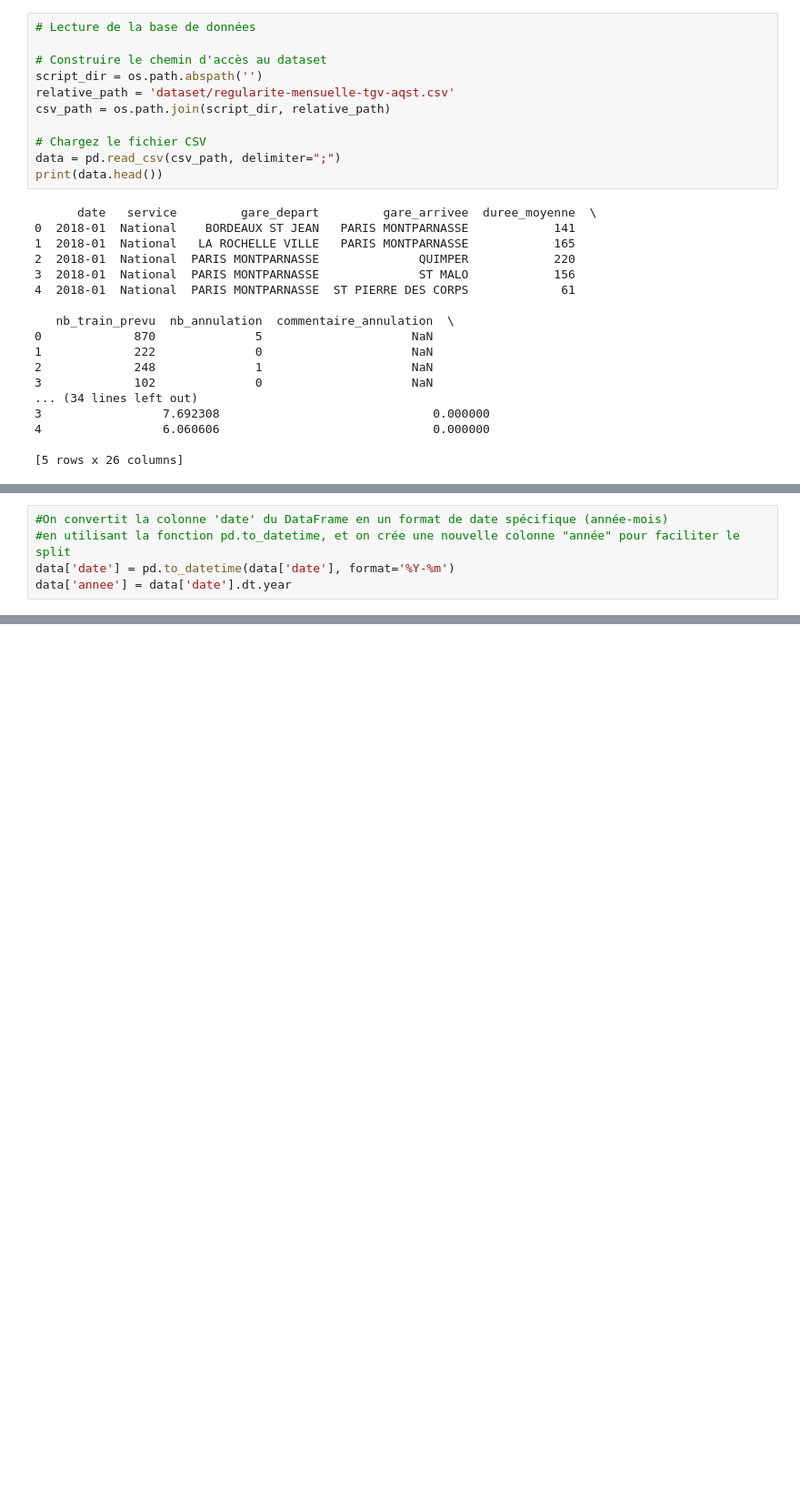
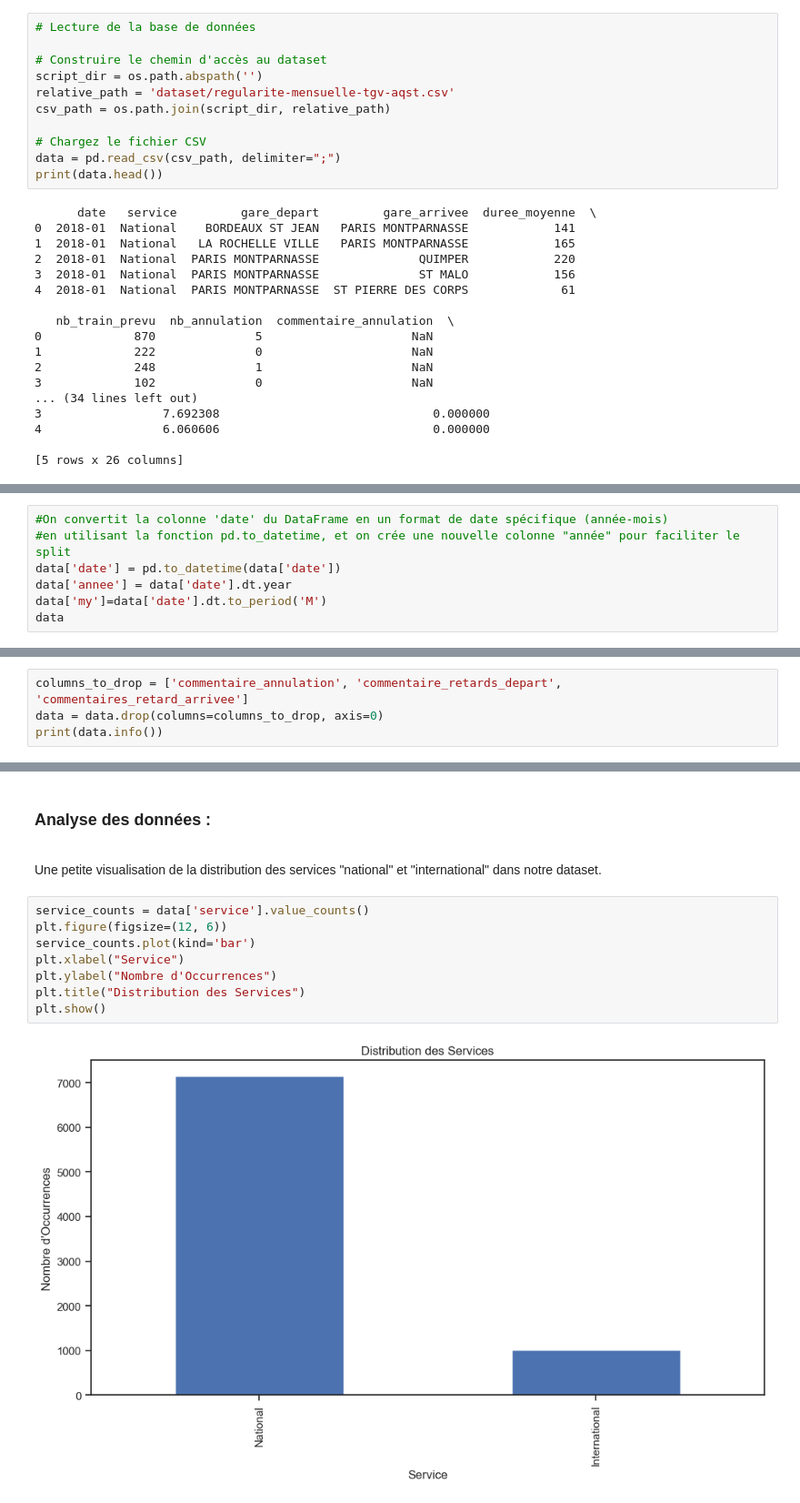
Before and after one commit to Enaouram/prediction-of-TGV-delays, a Jupyter notebook: data_analysis.ipynb, the cells around one changed output, grey strips where cells are left out. Shown at 91% size. Cells and saved outputs as stored; diff of their text form; blank space fills up the shorter version.

Commit message:
quelques analyses des données

```diff
--- a/data_analysis.ipynb
+++ b/data_analysis.ipynb
@@ -42,5 +78,7 @@ print(data.info())
 # %%
 #On convertit la colonne 'date' du DataFrame en un format de date spécifique (année-mois)
 #en utilisant la fonction pd.to_datetime, et on crée une nouvelle colonne "année" pour faciliter le split
-data['date'] = pd.to_datetime(data['date'], format='%Y-%m')
+data['date'] = pd.to_datetime(data['date'])
 data['annee'] = data['date'].dt.year
+data['my']=data['date'].dt.to_period('M')
+data
@@ -49,0 +120,4 @@ print(data.isnull().sum())
+# %%
+columns_to_drop = ['commentaire_annulation', 'commentaire_retards_depart', 'commentaires_retard_arrivee']
+data = data.drop(columns=columns_to_drop, axis=0)
+print(data.info())
@@ -49,0 +142,14 @@ print(data.isnull().sum())
+# %% [markdown]
+<h3><strong>Analyse des données :</strong></h3><p>
+# %% [markdown]
+Une petite visualisation de la distribution des services "national" et "international" dans notre dataset.
+# %%
+service_counts = data['service'].value_counts()
+plt.figure(figsize=(12, 6))
+service_counts.plot(kind='bar')
+plt.xlabel("Service")
+plt.ylabel("Nombre d'Occurrences")
+plt.title("Distribution des Services")
+plt.show()
+# %% [output]
+[figure, added]
```
Also changed, not shown: parts of 13 cells of this notebook, 1 other file.
